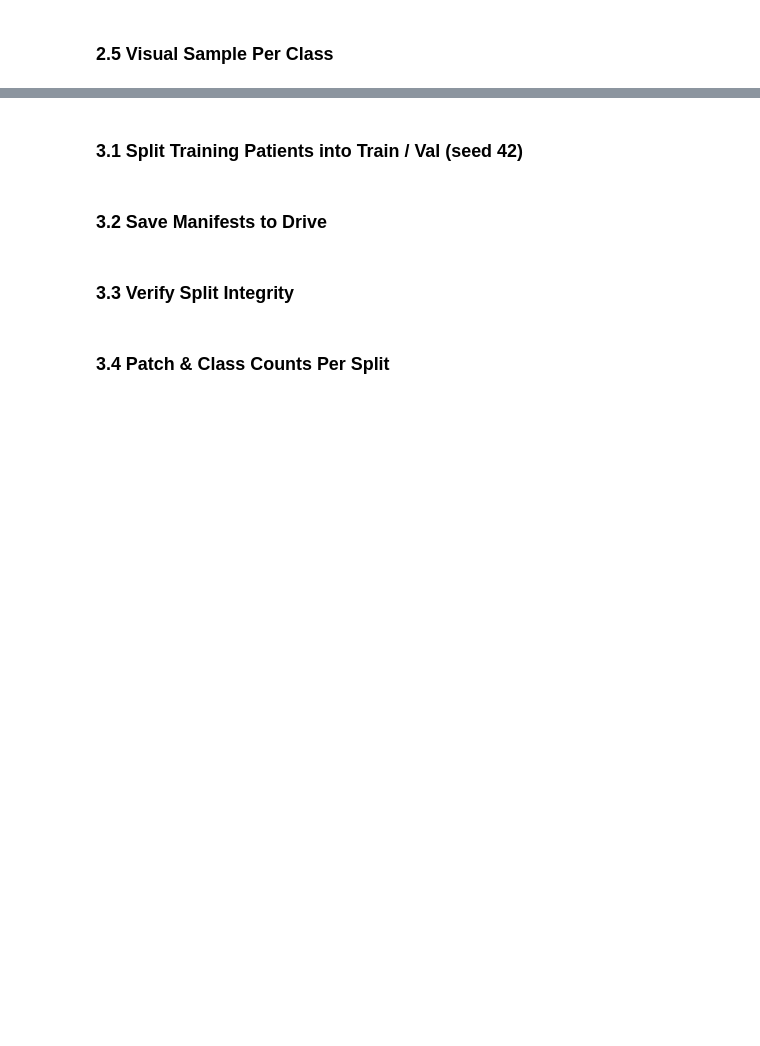
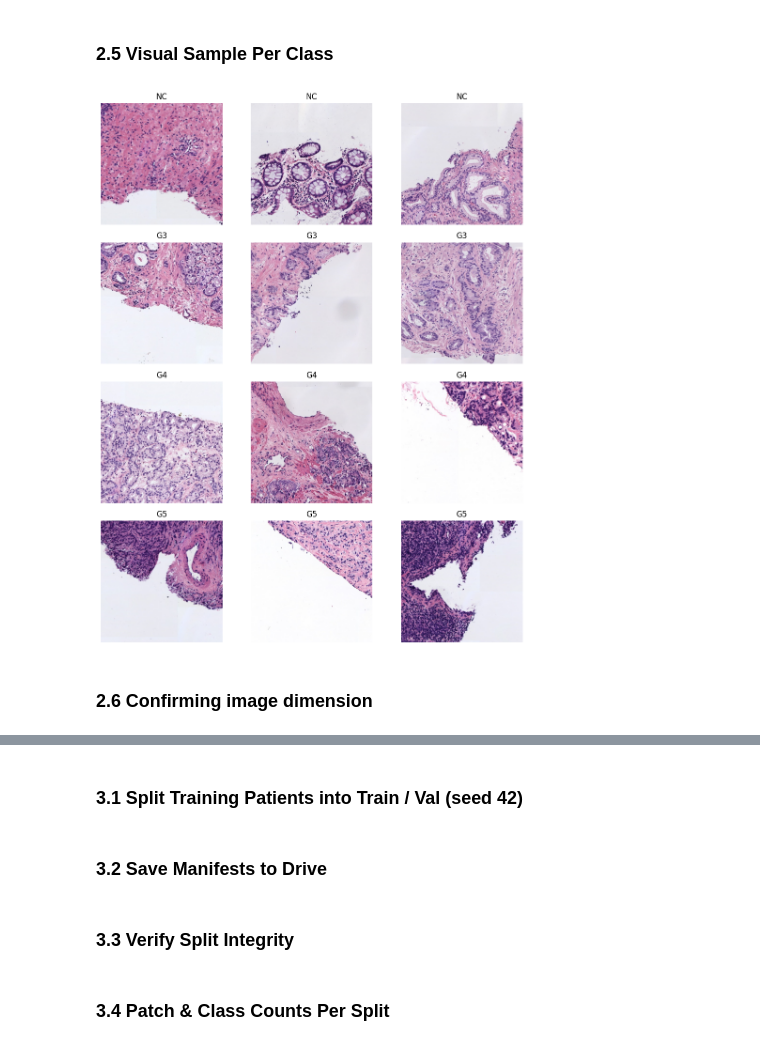
Before and after one commit to PapiWinnie/degradation-aware-prostate-grading, a Jupyter notebook: degradation_aware_prostate_grading_w00.ipynb, the cells around one changed output, grey strips where cells are left out. Drawn from its saved outputs; the diff is of its cells as text; code cells hidden in the pictures; blank space fills up the shorter version.

```diff
--- a/degradation_aware_prostate_grading_w00.ipynb
+++ b/degradation_aware_prostate_grading_w00.ipynb
@@ -67,11 +69,11 @@ Validation:
 # %% [markdown]
 ### 2.1 Load Partition Files
 # %%
-df = pd.read_excel(f'{BASE}/partition/Test/Train.xlsx')
-print("Shape:", df.shape)
-print("Columns:", df.columns.tolist())
+df_train = pd.read_excel(f'{BASE}/partition/Test/Train.xlsx')
+print("Shape:", df_train.shape)
+print("Columns:", df_train.columns.tolist())
 print()
-print(df.head(3))
+print(df_train.head(3))
 # %% [output]
 Shape: (9959, 6)
 Columns: ['image_name', 'NC', 'G3', 'G4', 'G5', 'G4C']
@@ -98,0 +105,6 @@ Columns: ['image_name', 'NC', 'G3', 'G4', 'G5', 'G4C']
+# %%
+df_train['patient_id'] = df_train['image_name'].str.split('_').str[0]
+df_test['patient_id'] = df_test['image_name'].str.split('_').str[0]
+
+print('Train patients ID:', df_train['patient_id'].nunique())
+print('Test patients ID:', df_test['patient_id'].nunique())
@@ -102,0 +133,16 @@ Columns: ['image_name', 'NC', 'G3', 'G4', 'G5', 'G4C']
+# %%
+def get_label(row):
+  for col in ['NC','G3','G4','G5']
+    if row[col] == 1:
+      return col
+
+  return 'unknown'
+
+df_train['label'] = df_train.apply(get_label, axis=1)
+df_test['label'] = df_test.apply(get_label, axis=1)
+
+print("Train class distribution:")
+print(df_train['label'].value_counts())
+print()
+print("Test class distribution:")
+print(df_test['label'].value_counts())
@@ -103,2 +165,21 @@ Columns: ['image_name', 'NC', 'G3', 'G4', 'G5', 'G4C']
 # %% [markdown]
 ### 2.5 Visual Sample Per Class
+# %%
+fig, axes = plt.subplots(4, 3, figsize=(10, 12))
+classes = ['NC', 'G3', 'G4', 'G5']
+
+for row_idx, cls in enumerate(classes):
+    subset = df_train[df_train['label'] == cls].sample(3, random_state=42)
+    for col_idx, (_, img_row) in enumerate(subset.iterrows()):
+        img_path = f"{BASE}/images/{img_row['image_name']}"
+        img = mpimg.imread(img_path)
+        axes[row_idx][col_idx].imshow(img)
+        axes[row_idx][col_idx].set_title(cls)
+        axes[row_idx][col_idx].axis('off')
+
+plt.tight_layout()
+plt.show()
+# %% [output]
+[figure, added]
+# %% [markdown]
+### 2.6 Confirming image dimension
```
Also changed, not shown: parts of 10 cells of this notebook.
